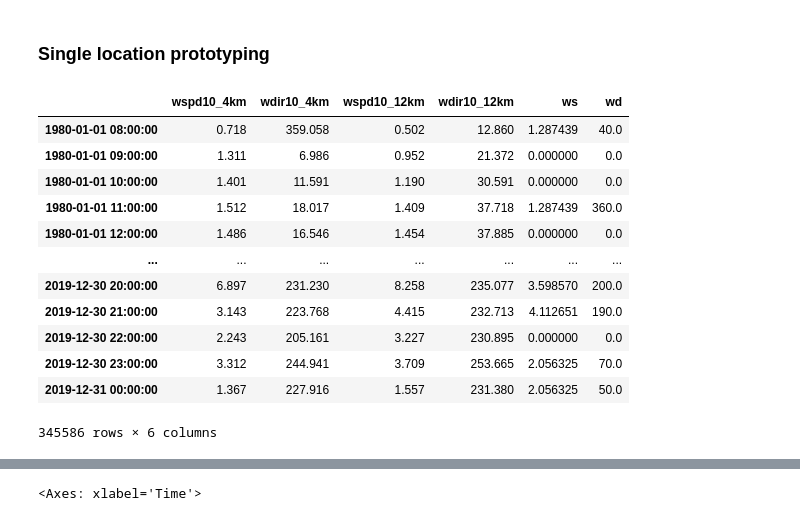
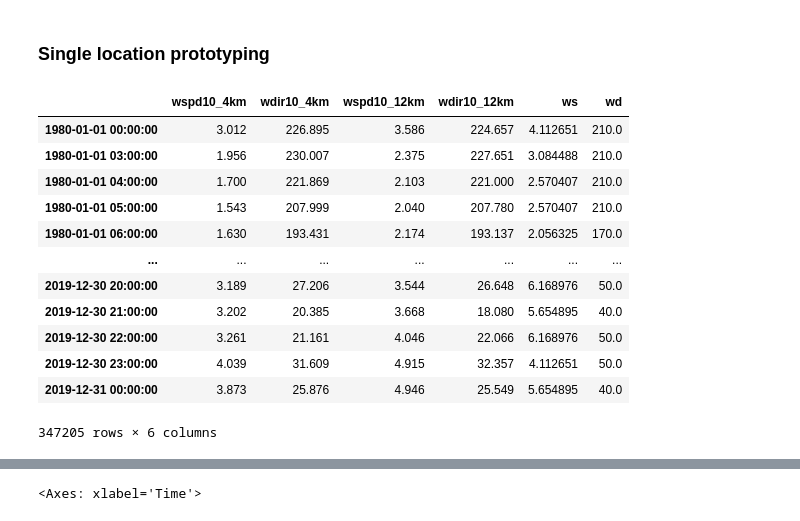
Before and after one commit to chryss/dyndowntools, a Jupyter notebook: Jupyter_Notebooks/analysis_wind_histograms_w_undownscaled.ipynb, the cells around one changed output, grey strips where cells are left out. Drawn from its saved outputs; the diff is of its cells as text; code cells hidden in the pictures.

```diff
--- a/Jupyter_Notebooks/analysis_wind_histograms_w_undownscaled.ipynb
+++ b/Jupyter_Notebooks/analysis_wind_histograms_w_undownscaled.ipynb
@@ -103,21 +103,21 @@ def add_significance_suffix(p_value):
 # %% [markdown]
 ### Single location prototyping
 # %%
-get_dataframe('FAI_PAFA')
+get_dataframe('UTQ_PABR')
 # %% [output]
 |  | wspd10_4km | wdir10_4km | wspd10_12km | wdir10_12km | ws | wd |
-| 1980-01-01 08:00:00 | 0.718 | 359.058 | 0.502 | 12.860 | 1.287439 | 40.0 |
-| 1980-01-01 09:00:00 | 1.311 | 6.986 | 0.952 | 21.372 | 0.000000 | 0.0 |
-| 1980-01-01 10:00:00 | 1.401 | 11.591 | 1.190 | 30.591 | 0.000000 | 0.0 |
-| 1980-01-01 11:00:00 | 1.512 | 18.017 | 1.409 | 37.718 | 1.287439 | 360.0 |
-| 1980-01-01 12:00:00 | 1.486 | 16.546 | 1.454 | 37.885 | 0.000000 | 0.0 |
+| 1980-01-01 00:00:00 | 3.012 | 226.895 | 3.586 | 224.657 | 4.112651 | 210.0 |
+| 1980-01-01 03:00:00 | 1.956 | 230.007 | 2.375 | 227.651 | 3.084488 | 210.0 |
+| 1980-01-01 04:00:00 | 1.700 | 221.869 | 2.103 | 221.000 | 2.570407 | 210.0 |
+| 1980-01-01 05:00:00 | 1.543 | 207.999 | 2.040 | 207.780 | 2.570407 | 210.0 |
+| 1980-01-01 06:00:00 | 1.630 | 193.431 | 2.174 | 193.137 | 2.056325 | 170.0 |
 | ... | ... | ... | ... | ... | ... | ... |
-| 2019-12-30 20:00:00 | 6.897 | 231.230 | 8.258 | 235.077 | 3.598570 | 200.0 |
-| 2019-12-30 21:00:00 | 3.143 | 223.768 | 4.415 | 232.713 | 4.112651 | 190.0 |
-| 2019-12-30 22:00:00 | 2.243 | 205.161 | 3.227 | 230.895 | 0.000000 | 0.0 |
-| 2019-12-30 23:00:00 | 3.312 | 244.941 | 3.709 | 253.665 | 2.056325 | 70.0 |
-| 2019-12-31 00:00:00 | 1.367 | 227.916 | 1.557 | 231.380 | 2.056325 | 50.0 |
+| 2019-12-30 20:00:00 | 3.189 | 27.206 | 3.544 | 26.648 | 6.168976 | 50.0 |
+| 2019-12-30 21:00:00 | 3.202 | 20.385 | 3.668 | 18.080 | 5.654895 | 40.0 |
+| 2019-12-30 22:00:00 | 3.261 | 21.161 | 4.046 | 22.066 | 6.168976 | 50.0 |
+| 2019-12-30 23:00:00 | 4.039 | 31.609 | 4.915 | 32.357 | 4.112651 | 50.0 |
+| 2019-12-31 00:00:00 | 3.873 | 25.876 | 4.946 | 25.549 | 5.654895 | 40.0 |
-345586 rows × 6 columns
+347205 rows × 6 columns
 # %%
 teststation
 # %% [output]
```
Also changed, not shown: parts of 14 cells of this notebook, 11 other files.
